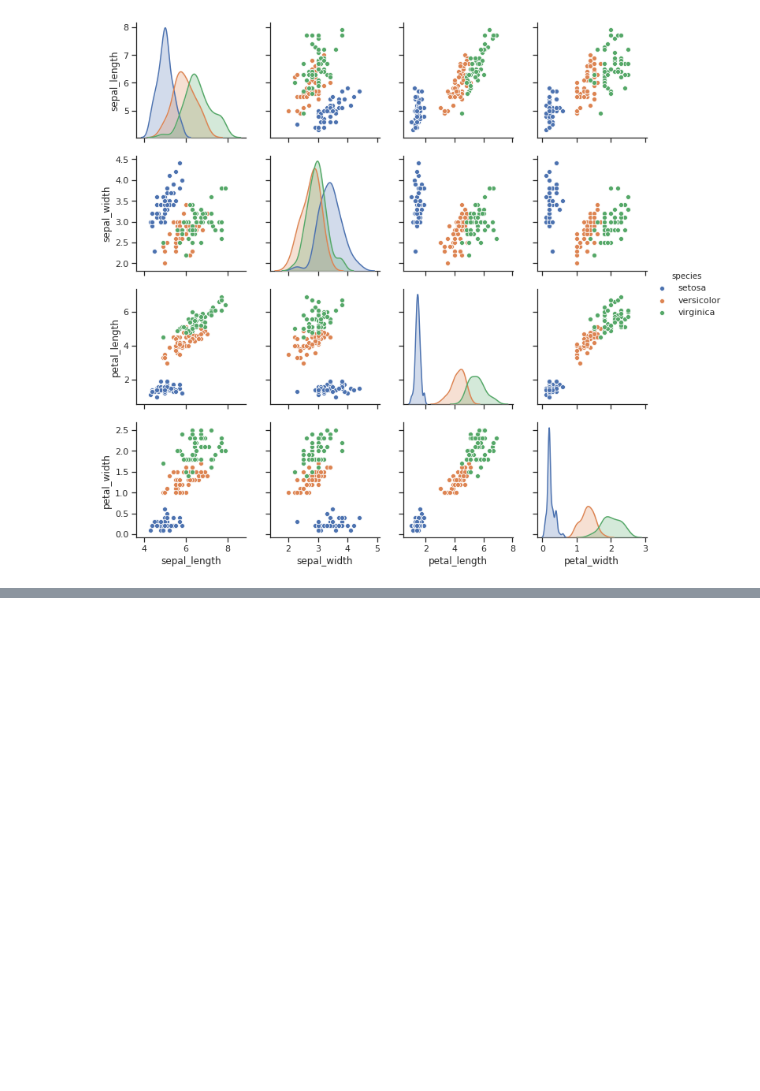
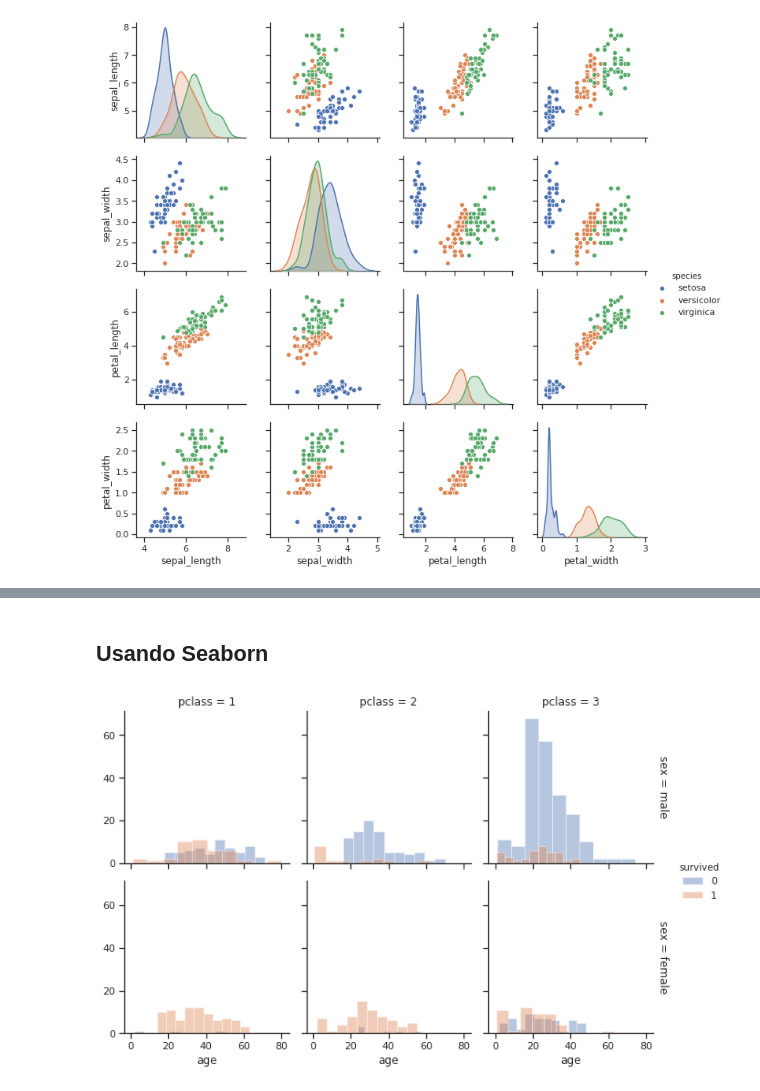
Before and after one commit to t-kuraga/07MBIG-Visualizacion-Actividades-Guiadas, a Jupyter notebook: Visualizacion_AG3.ipynb, the cells around one changed output, grey strips where cells are left out. Cells and saved outputs as stored; diff of their text form; code cells hidden in the pictures; blank space fills up the shorter version.

```diff
--- a/Visualizacion_AG3.ipynb
+++ b/Visualizacion_AG3.ipynb
@@ -167,0 +180,9 @@ sns.pairplot(df, hue="species")
+# %% [markdown]
+## Usando Seaborn
+# %%
+g = sns.FacetGrid(titanic, row='sex',
+col='pclass', hue="survived", margin_titles=True)
+g.map(sns.distplot, "age", kde=False, bins=10).add_legend()
+plt.show()
+# %% [output]
+[figure, added]
```
Also changed, not shown: parts of 8 cells of this notebook.
